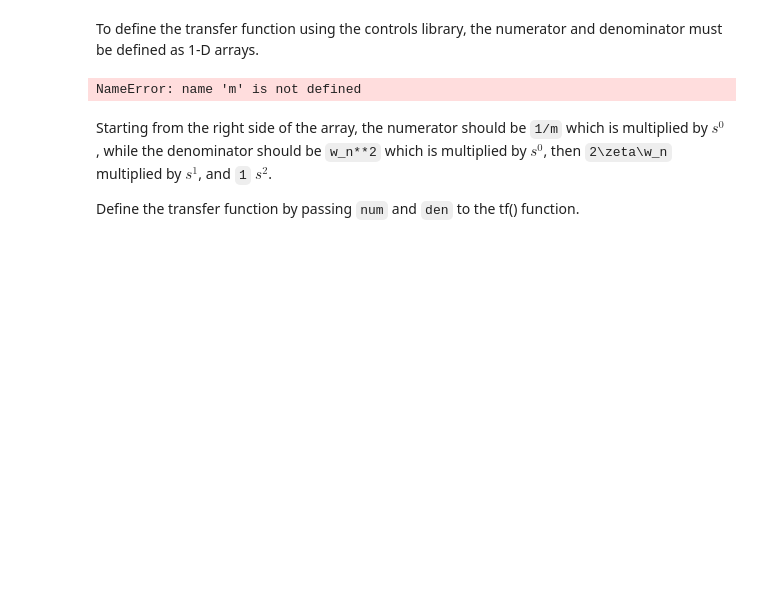
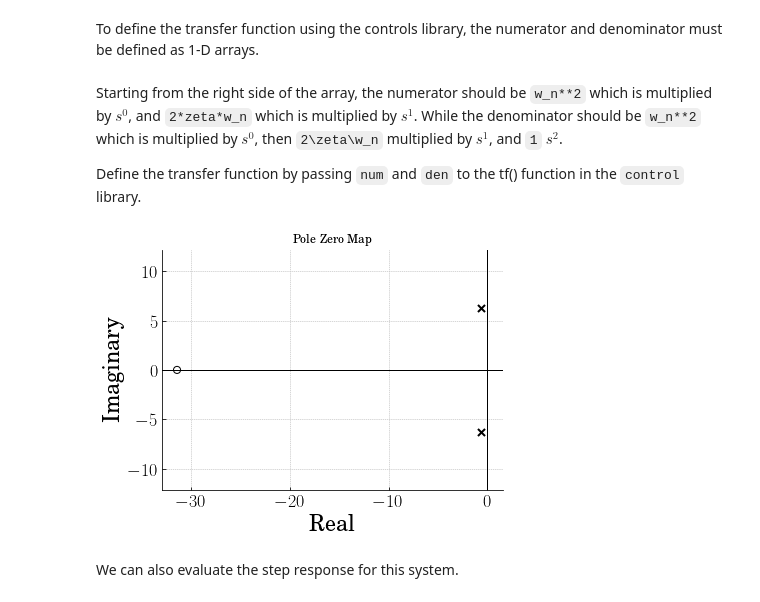
Before and after one commit to gge0866/MCHE474---Control-Systems, a Jupyter notebook: Jupyter Notebooks/Plotting_poles_zeros.ipynb, the cells around one changed output. Cells and saved outputs as stored; diff of their text form; code cells hidden in the pictures; blank space fills up the shorter version.

```diff
--- a/Jupyter Notebooks/Plotting_poles_zeros.ipynb
+++ b/Jupyter Notebooks/Plotting_poles_zeros.ipynb
@@ -44,16 +34,18 @@ NameError: name 'np' is not defined
 To define the transfer function using the controls library, the numerator and denominator must be defined as 1-D arrays.
 # %%
 # Define the numerator and denominator of the transfer function
-num = [1 / m]
+num = [2*zeta*w_n, w_n**2]
 den = [1, 2 * zeta * w_n, w_n**2]
-# %% [output]
-NameError: name 'm' is not defined
 # %% [markdown]
-Starting from the right side of the array, the numerator should be `1/m` which is multiplied by $s^0$, while the denominator should be `w_n**2` which is multiplied by $s^0$, then `2\zeta\w_n` multiplied by $s^1$, and `1` $s^2$.
+Starting from the right side of the array, the numerator should be `w_n**2` which is multiplied by $s^0$, and `2*zeta*w_n` which is multiplied by $s^1$. While the denominator should be `w_n**2` which is multiplied by $s^0$, then `2\zeta\w_n` multiplied by $s^1$, and `1` $s^2$.
 
-Define the transfer function by passing `num` and `den` to the tf() function.
+Define the transfer function by passing `num` and `den` to the tf() function in the `control` library.
 # %%
 # Define the transfer function form of the system defined by num and den
 sys = control.tf(num, den)
 # %%
-poles, zeros = control.pzmap.pzmap(sys)
+poles, zeros = control.pzmap(sys)
+# %% [output]
+[figure, added]
+# %% [markdown]
+We can also evaluate the step response for this system.
```
Also changed, not shown: parts of 10 cells of this notebook, 4 other files.
